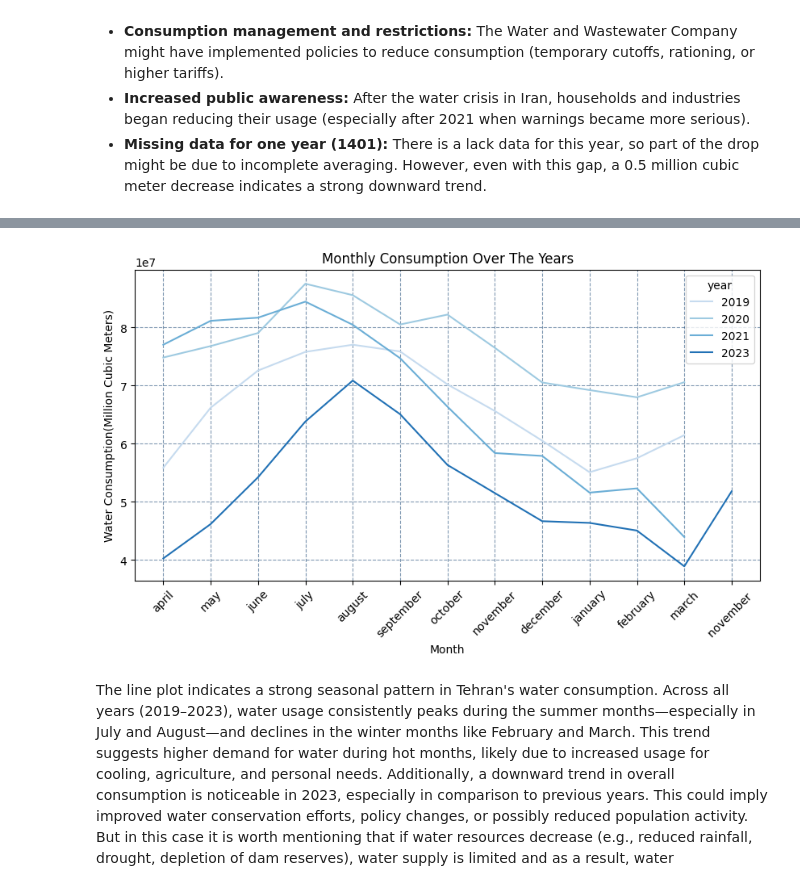
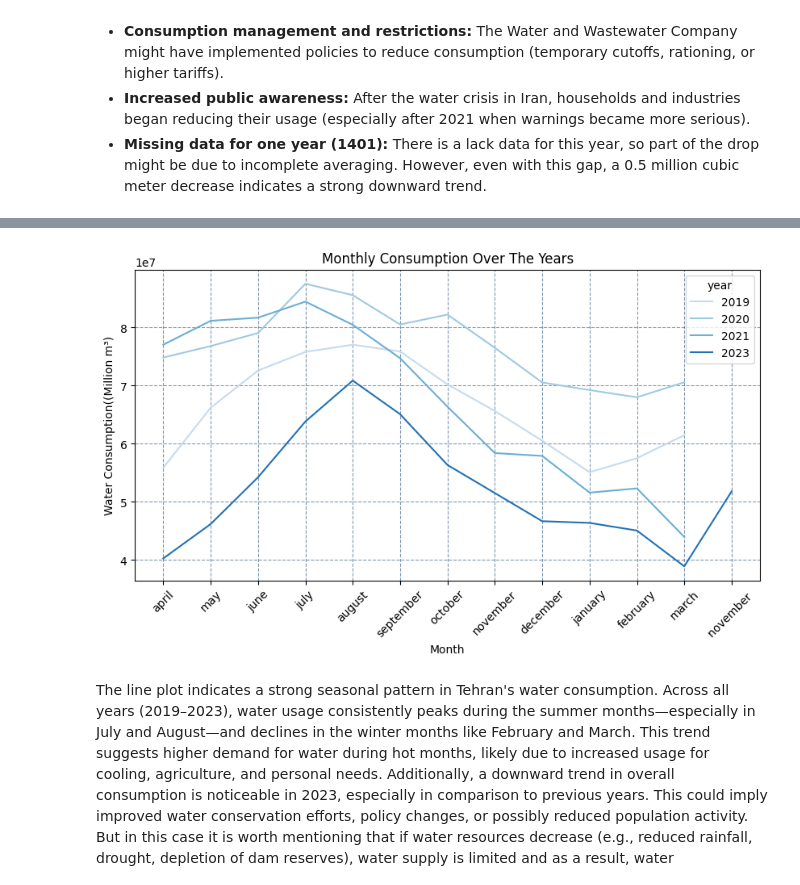
Before and after one commit to saniavill/tehran-water, a Jupyter notebook: Water Usage in Tehran.ipynb, the cells around one changed output, grey strips where cells are left out. Drawn from its saved outputs; the diff is of its cells as text; code cells hidden in the pictures.

```diff
--- a/Water Usage in Tehran.ipynb
+++ b/Water Usage in Tehran.ipynb
@@ -138,20 +163,20 @@ To dive deeper into this dataset, the following chart demonstrates the monthly c
 # %%
 lineplotpalette = {
     2019: '#c6dbef',
     2020: '#9ecae1',
     2021: '#6baed6',
     2023: '#2171b5'
 }
 plt.figure(figsize=(10,5))
 sns.lineplot(data=water, x='month', y='treated_water', hue='year', palette=lineplotpalette)
 plt.grid(linestyle='--', color=blue_palette[0], alpha=0.5)
 plt.xticks(rotation=45)
 plt.title("Monthly Consumption Over The Years")
 plt.xlabel("Month")
-plt.ylabel('Water Consumption(Million Cubic Meters)')
+plt.ylabel('Water Consumption((Million m³)')
 plt.show()
 # %% [output]
-[figure, old version]
+[figure, new version]
 # %% [markdown]
 The line plot indicates a strong seasonal pattern in Tehran's water consumption. Across all years (2019–2023), water usage consistently peaks during the summer months—especially in July and August—and declines in the winter months like February and March. This trend suggests higher demand for water during hot months, likely due to increased usage for cooling, agriculture, and personal needs. Additionally, a downward trend in overall consumption is noticeable in 2023, especially in comparison to previous years. This could imply improved water conservation efforts, policy changes, or possibly reduced population activity. But in this case it is worth mentioning that if water resources decrease (e.g., reduced rainfall, drought, depletion of dam reserves), water supply is limited and as a result, water consumption decreases. The downward trend is most likely due to a  water crisis.<br>Tehran's major dams are currently at critically low levels, with an average of just 15% of their total capacity filled. The dams supplying water to the city, including Latyan, Mamloo, Lar, Taleqan, and Karaj, are experiencing severe depletion. Specifically, Lar Dam is at 7%, and Mamloo Dam is at 14% capacity, according to [PishtazNews](https://pishtaznews.com/en_GB/articles/gc3/features/2025/03/29/feature-01) and [IranWire](https://iranwire.com/en/news/141441-tehran-dam-water-level-drops-to-15-of-capacity/).<br> **A more detailed breakdown:**<br>
 * Lar Dam: Holding less than 10% of its capacity, which is about 960 million cubic meters.
```
Also changed, not shown: parts of 6 cells of this notebook.
